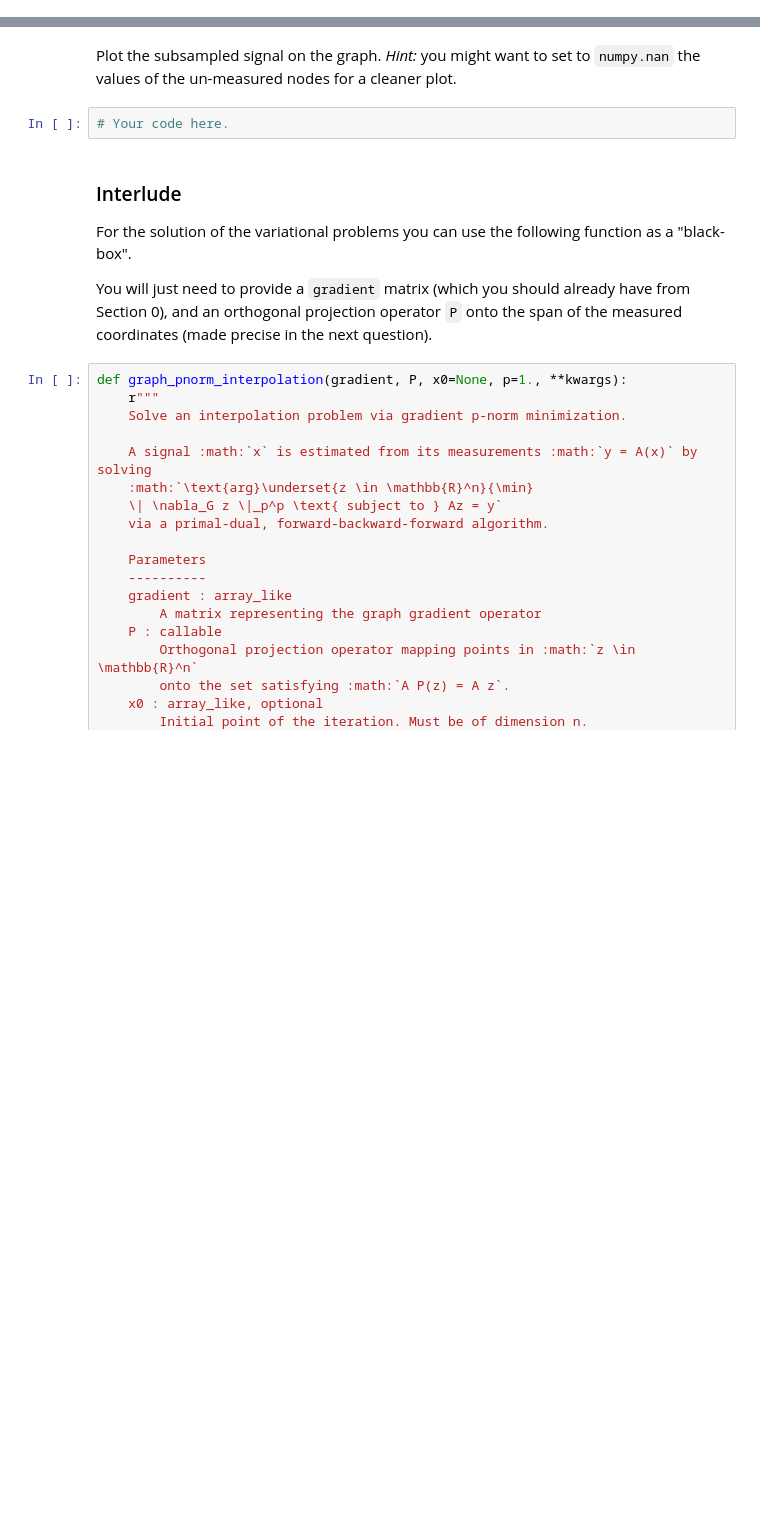
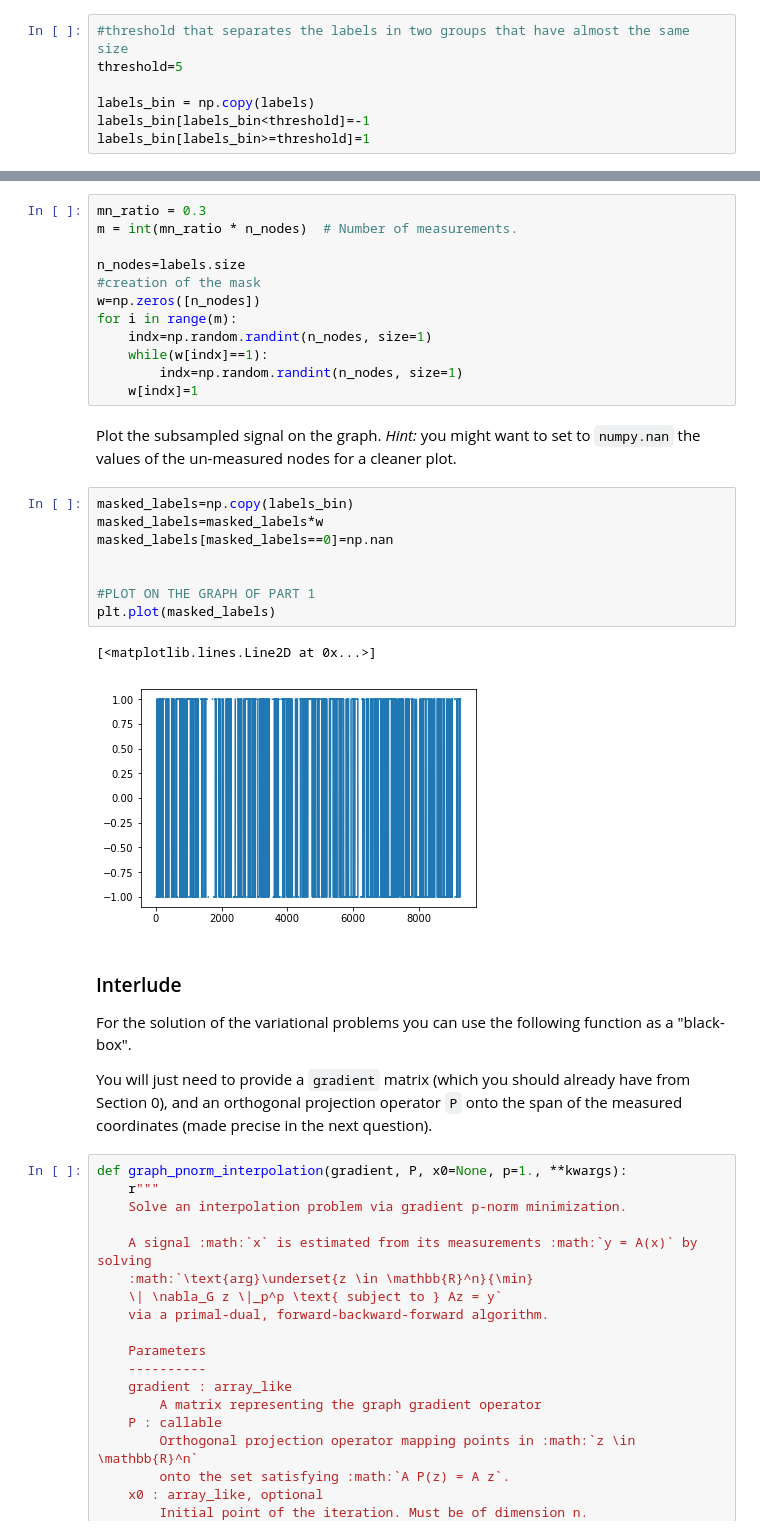
Before and after one commit to swouf/ntds_IMDb_team4, a Jupyter notebook: 4_graph_signal_processing.ipynb, the cells around one changed output, grey strips where cells are left out. Drawn from its saved outputs; the diff is of its cells as text; blank space fills up the shorter version.

```diff
--- a/4_graph_signal_processing.ipynb
+++ b/4_graph_signal_processing.ipynb
@@ -293,3 +313,10 @@ array([ 1.,  8.,  3.,  5.,  0.,  2., 13.,  4., 15.,  6., 11.,  9., 17.,
+# %%
+#threshold that separates the labels in two groups that have almost the same size
+threshold=5
+
+labels_bin = np.copy(labels)
+labels_bin[labels_bin<threshold]=-1
+labels_bin[labels_bin>=threshold]=1
 # %% [markdown]
 Now, subsample this binarized label signal by $70\%$ by choosing, uniformly at random, $30\%$ of the nodes whose labels we will keep.
 
@@ -302,7 +324,28 @@ w = # Your code here.
+# %%
+mn_ratio = 0.3
+m = int(mn_ratio * n_nodes)  # Number of measurements.
+
+n_nodes=labels.size
+#creation of the mask
+w=np.zeros([n_nodes])
+for i in range(m):
+    indx=np.random.randint(n_nodes, size=1)
+    while(w[indx]==1):
+        indx=np.random.randint(n_nodes, size=1)
+    w[indx]=1
 # %% [markdown]
 Plot the subsampled signal on the graph. _Hint:_ you might want to set to `numpy.nan` the values of the un-measured nodes for a cleaner plot.
-# %%
-# Your code here.
+# %%
+masked_labels=np.copy(labels_bin)
+masked_labels=masked_labels*w
+masked_labels[masked_labels==0]=np.nan
+
+
+#PLOT ON THE GRAPH OF PART 1
+plt.plot(masked_labels)
+# %% [output]
+[<matplotlib.lines.Line2D at 0x...>]
+[figure, added]
 # %% [markdown]
 ### Interlude
 
```
Also changed, not shown: parts of 21 cells of this notebook.
